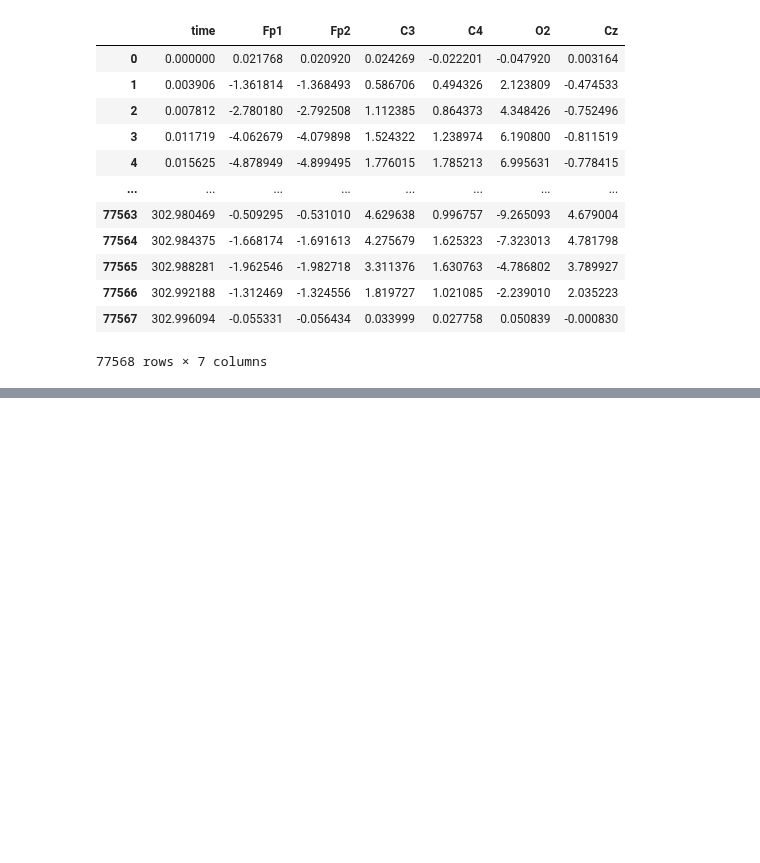
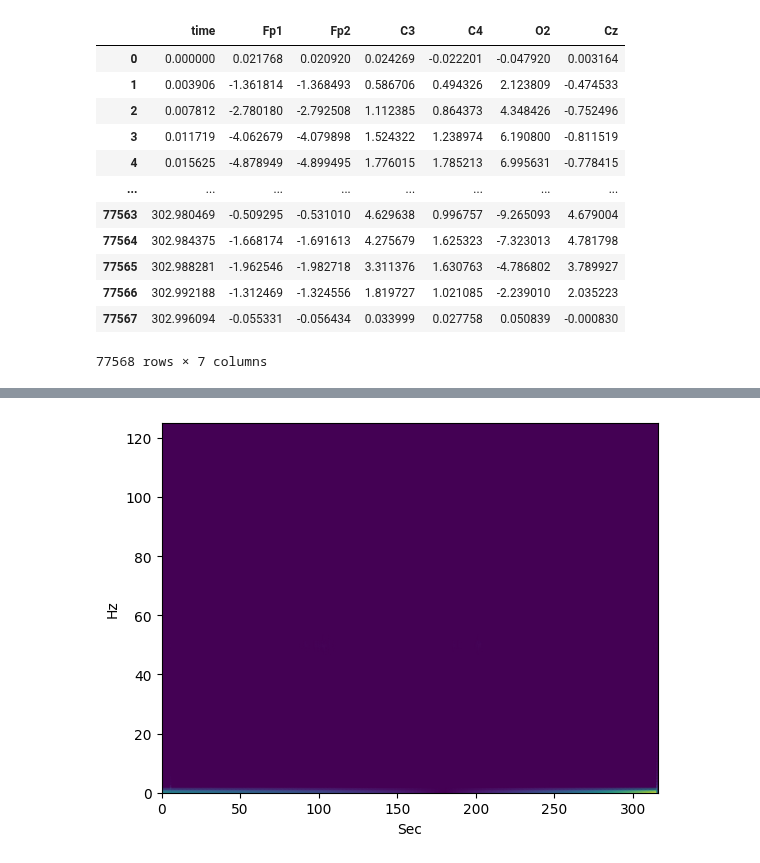
Before and after one commit to mtichavsky/eeg, a Jupyter notebook: prototyping.ipynb, the cells around one changed output, grey strips where cells are left out. Saved outputs shown, nothing was run; the diff lists cells and outputs as text; code cells hidden in the pictures; blank space fills up the shorter version.

```diff
--- a/prototyping.ipynb
+++ b/prototyping.ipynb
@@ -171,3 +426,15 @@ data
+# %%
+
+
+df = raw.to_data_frame()
+f, t, Zxx = stft(df["d4"], fs=SFREQ, nperseg=256)
+
+plt.pcolormesh(t, f, np.abs(Zxx), shading='gouraud')
+plt.ylabel('Hz')
+plt.xlabel('Sec')
+plt.show()
+# %% [output]
+[figure, added]
 # %%
 norm = zscore(data)
 norm
```
Also changed, not shown: parts of 35 cells of this notebook, 1 other file.
